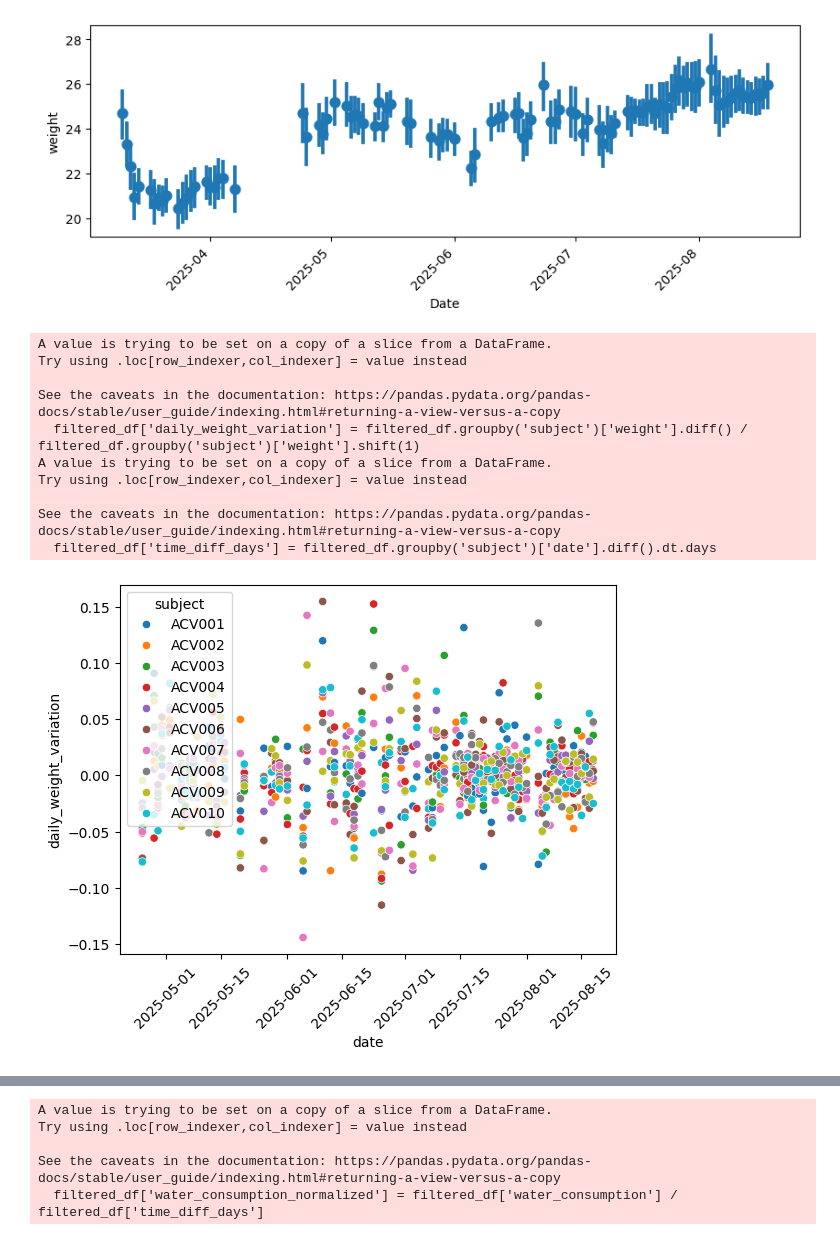
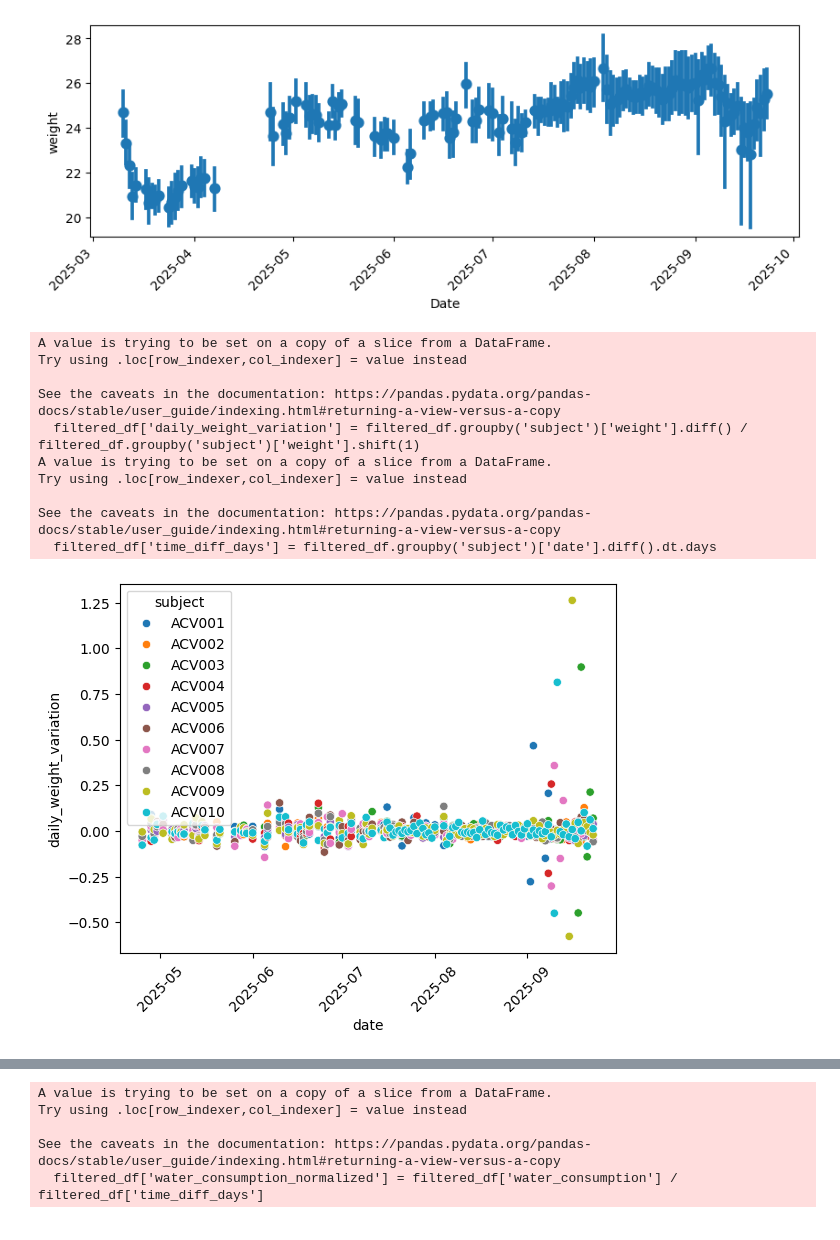
Before and after one commit to LearningCircuitsLab/behavior-analysis-notebooks, a Jupyter notebook: weight_analysis.ipynb, the cells around one changed output, grey strips where cells are left out. Saved outputs shown, nothing was run; the diff lists cells and outputs as text; code cells hidden in the pictures.

```diff
--- a/weight_analysis.ipynb
+++ b/weight_analysis.ipynb
@@ -32,12 +32,11 @@ melted_df['Date'] = pd.to_datetime(melted_df['Date'], format='%Y-%m-%d')
 # rename 'Name' to 'subject'
 melted_df.rename(columns={'Name': 'subject', "Date": 'date'}, inplace=True)
 # %%
-# Add the automatic weighting
-tv_projects = utils.get_server_projects()
+
 # load events and sessions summary
-local_path = Path(utils.get_outpath()) / Path(tv_projects[1])
+local_path = Path(utils.get_outpath()) / Path("visual_and_COT_data")
 utils.rsync_cluster_data(
-    project_name=tv_projects[1],
+    project_name="visual_and_COT_data",
     file_path='sessions_summary.csv',
     local_path=str(local_path),
     credentials=utils.get_idibaps_cluster_credentials(),
@@ -101,39 +96,39 @@ plt.xlabel('Date')
 # save figure as .pdf
 plt.savefig('figures/hmv_weight_over_time.pdf', bbox_inches='tight', transparent=True)
 # %% [output]
-[figure, old version]
+[figure, new version]
 # %%
 # explore the relationship between how much weight variation has been from day to day, and how much water they drank in the task between these times.
 # restrict the analysis to the data from the 15th of march to the 15th of April
 start_date = pd.to_datetime('2025-04-15')
-end_date = pd.to_datetime('2025-08-18')
+end_date = pd.to_datetime('2025-09-24')
 filtered_df = melted_df[(melted_df['date'] >= start_date) & (melted_df['date'] <= end_date)]
 
 # calculate the daily weight variation using the difference divided by the previous day's weight
 filtered_df['daily_weight_variation'] = filtered_df.groupby('subject')['weight'].diff() / filtered_df.groupby('subject')['weight'].shift(1)
 # calculate the time difference in days
 filtered_df['time_diff_days'] = filtered_df.groupby('subject')['date'].diff().dt.days
 
 # # restrict to rows where the time difference is 1 day
 # filtered_df = filtered_df[filtered_df['time_diff_days'] == 1]
 # # drop nans
 # filtered_df = filtered_df.dropna()
 
 # plot the daily weight variation against the date
 sns.scatterplot(data=filtered_df, x='date', y='daily_weight_variation', hue='subject')
 plt.xticks(rotation=45)
 plt.show()
 # %% [output]
 A value is trying to be set on a copy of a slice from a DataFrame.
 Try using .loc[row_indexer,col_indexer] = value instead
 
 See the caveats in the documentation: https://pandas.pydata.org/pandas-docs/stable/user_guide/indexing.html#returning-a-view-versus-a-copy
   filtered_df['daily_weight_variation'] = filtered_df.groupby('subject')['weight'].diff() / filtered_df.groupby('subject')['weight'].shift(1)
 A value is trying to be set on a copy of a slice from a DataFrame.
 Try using .loc[row_indexer,col_indexer] = value instead
 
 See the caveats in the documentation: https://pandas.pydata.org/pandas-docs/stable/user_guide/indexing.html#returning-a-view-versus-a-copy
   filtered_df['time_diff_days'] = filtered_df.groupby('subject')['date'].diff().dt.days
-[figure, old version]
+[figure, new version]
 # %%
 # get data on water consumption
```
Also changed, not shown: parts of 11 cells of this notebook, 20 other files.
